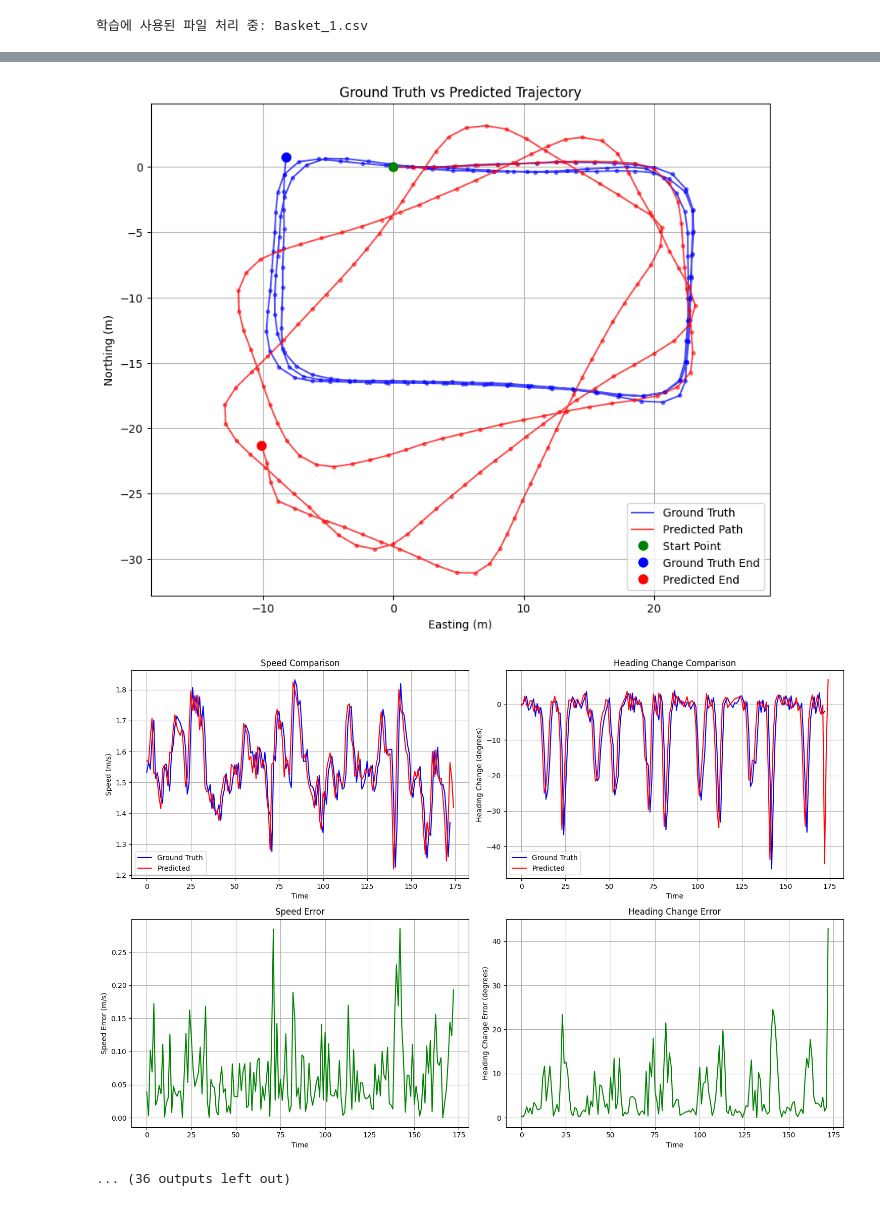
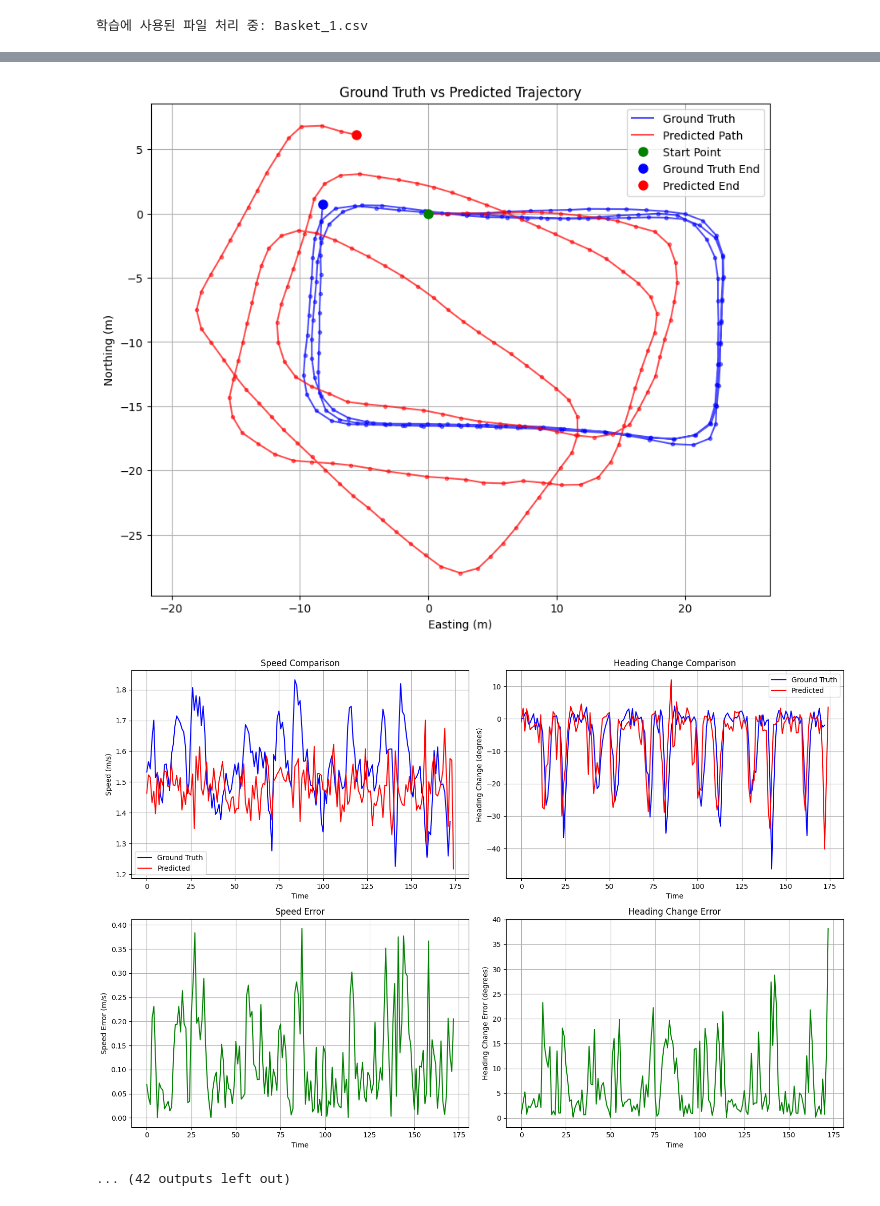
Before and after one commit to GitBosung/AI-PDR_GPS-GT, a Jupyter notebook: predict_path.ipynb, the cells around one changed output, grey strips where cells are left out. Cells and saved outputs as stored; diff of their text form; code cells hidden in the pictures.

```diff
--- a/predict_path.ipynb
+++ b/predict_path.ipynb
@@ -12,8 +12,8 @@ def main():
     BASE_DIR = os.getcwd()
 
     # 저장된 모델과 스케일러 경로 설정
-    model_path = os.path.join(BASE_DIR, 'saved_models', 'model_20250406_191749.h5')
-    scaler_path = os.path.join(BASE_DIR, 'saved_models', 'scalers_20250406_191749.joblib')
+    model_path = os.path.join(BASE_DIR, 'saved_models', 'model_20250408_213016.h5')
+    scaler_path = os.path.join(BASE_DIR, 'saved_models', 'scalers_20250408_213016.joblib')
 
     if not os.path.exists(model_path) or not os.path.exists(scaler_path):
         print("학습된 모델이나 스케일러를 찾을 수 없습니다. 먼저 모델을 학습해주세요.")
@@ -26,7 +26,6 @@ def main():
     scalers = joblib.load(scaler_path)
     trainer.scaler_acc = scalers['scaler_acc']
     trainer.scaler_gyro = scalers['scaler_gyro']
-    trainer.scaler_ori = scalers['scaler_ori']
 
     # 모델 로드
     trainer.model = trainer.load_model(model_path)
@@ -36,7 +35,6 @@ def main():
         trainer.model,
         trainer.scaler_acc,
         trainer.scaler_gyro,
-        trainer.scaler_ori
     )
 
     # 학습 데이터 경로
@@ -67,7 +65,7 @@ def main():
             sensor_data = df_learn[sensor_columns].values
 
     # TrajectoryPredictor 인스턴스 생성
-    predictor = TrajectoryPredictor(trainer.model, trainer.scaler_acc, trainer.scaler_gyro, trainer.scaler_ori)
+    predictor = TrajectoryPredictor(trainer.model, trainer.scaler_acc, trainer.scaler_gyro)
 
     # 각 학습 데이터 파일에 대해 다시 예측 수행
     for learn_data_path in learn_data_paths:
@@ -88,12 +86,14 @@ def main():
 
     # 테스트 데이터 경로
     test_paths = [
-        os.path.join(BASE_DIR, 'data', 'test_data', '3f_1.csv'),
-        os.path.join(BASE_DIR, 'data', 'test_data', '3f_2.csv'),
-        os.path.join(BASE_DIR, 'data', 'test_data', '3f_swing1.csv'),
-        os.path.join(BASE_DIR, 'data', 'test_data', '3f_swing2.csv'),
-        os.path.join(BASE_DIR, 'data', 'test_data', '3f_looking01.csv'),
-        os.path.join(BASE_DIR, 'data', 'test_data', '3f_looking02.csv')
+        os.path.join(BASE_DIR, 'data', 'test_data', '3f_looking01_1.csv'),
+        os.path.join(BASE_DIR, 'data', 'test_data', '3f_looking02_1.csv'),
+        os.path.join(BASE_DIR, 'data', 'test_data', '3f_looking03.csv'),
+        os.path.join(BASE_DIR, 'data', 'test_data', '3f_looking04.csv'),
+        os.path.join(BASE_DIR, 'data', 'test_data', '3f_swing01.csv'),
+        os.path.join(BASE_DIR, 'data', 'test_data', '3f_swing02.csv'),
+        os.path.join(BASE_DIR, 'data', 'test_data', '3f_swing03.csv'),
+        os.path.join(BASE_DIR, 'data', 'test_data', '3f_swing04.csv')
     ]
 
     # 각 테스트 파일에 대해 예측 수행
@@ -170,3 +170,3 @@ Mean Heading Change Error: 5.4235 degrees
-[figure, old version]
+[figure, new version]
-[figure, old version]
+[figure, new version]
-... (36 outputs left out)
+... (42 outputs left out)
```
Also changed, not shown: parts of 1 cell of this notebook, 22 other files.
